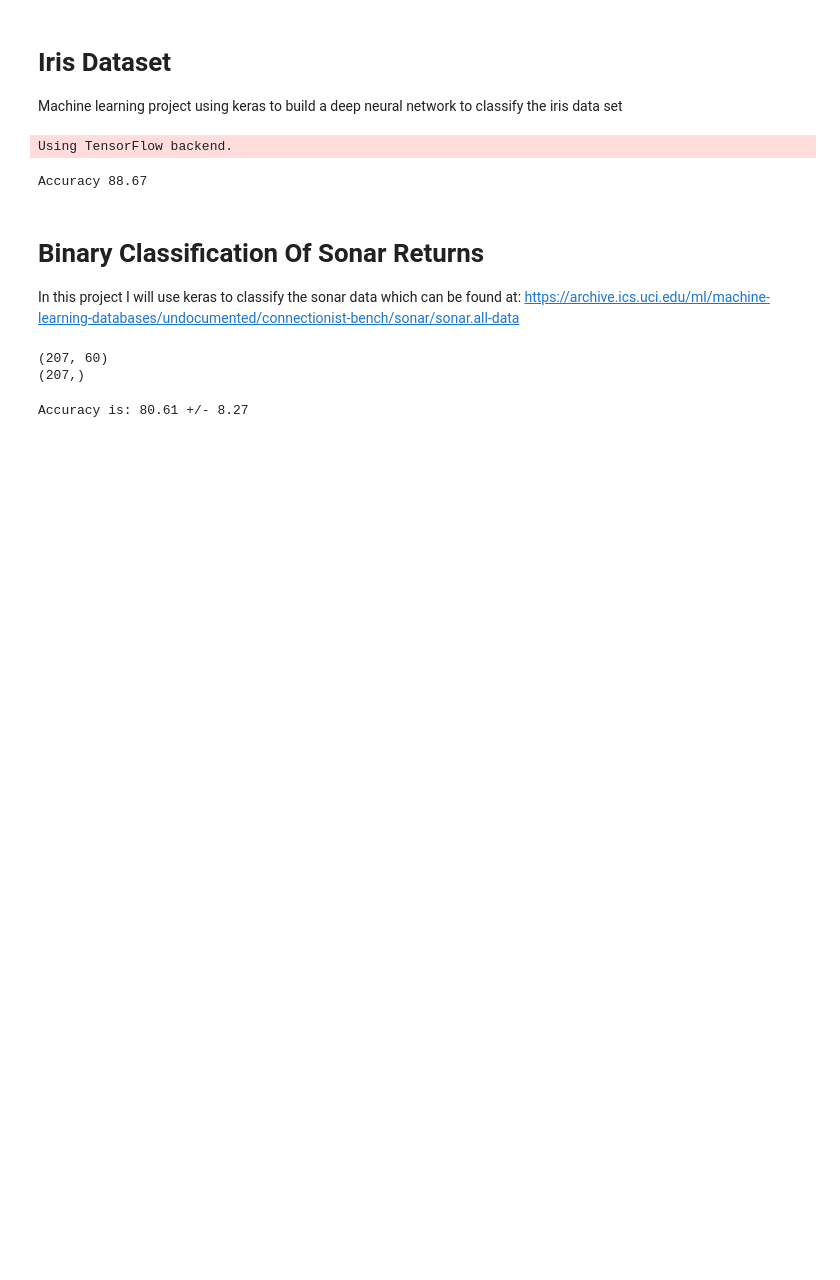
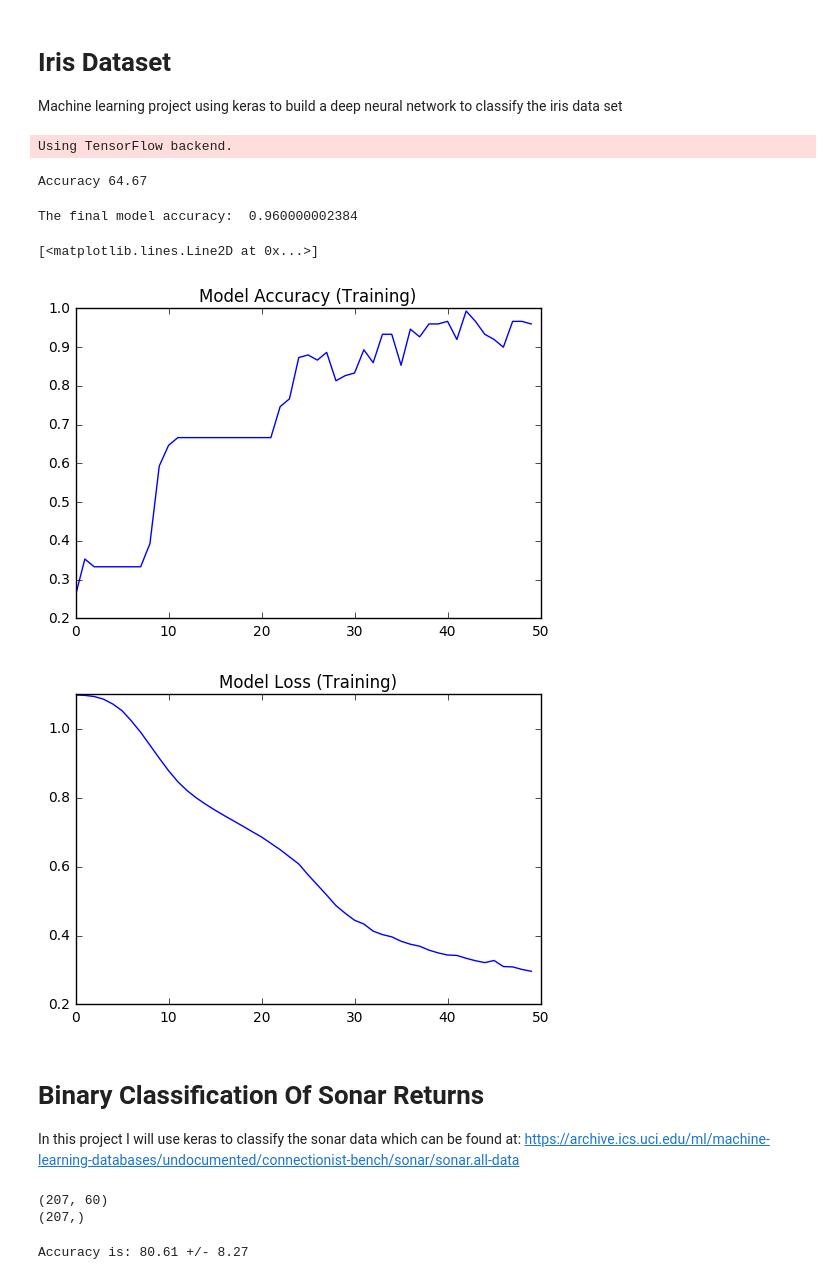
Before and after one commit to Lee-Sutton/Deep-Learning-Projects, a Jupyter notebook: Multilayer-perceptrons.ipynb, the cells around one changed output. Drawn from its saved outputs; the diff is of its cells as text; code cells hidden in the pictures; blank space fills up the shorter version.

Commit message:
Added visualization

```diff
--- a/Multilayer-perceptrons.ipynb
+++ b/Multilayer-perceptrons.ipynb
@@ -39,7 +39,7 @@ def baseline_model():
     model.compile(loss='categorical_crossentropy', optimizer='adam', metrics=['accuracy'])
     return model
 # %%
-estimator = KerasClassifier(build_fn=baseline_model, nb_epoch=200, batch_size=5, verbose=0)
+estimator = KerasClassifier(build_fn=baseline_model, nb_epoch=50, batch_size=5, verbose=0)
 # %%
 # K fold cross validation
 kfold = KFold(n_splits=10, shuffle=True, random_state=seed)
@@ -47,7 +47,27 @@ results = cross_val_score(estimator, X, Y, cv=kfold)
 # %%
 print 'Accuracy %.2f' %(results.mean()*100)
 # %% [output]
-Accuracy 88.67
+Accuracy 64.67
+# %%
+# Fit the model to the data
+model = estimator.fit(X, Y)
+# %%
+# Check the history of the model
+import matplotlib.pyplot as plt
+%matplotlib inline
+model.history.keys()
+plt.plot(model.history['acc'])
+plt.title('Model Accuracy (Training)')
+print 'The final model accuracy: ', model.history['acc'][-1]
+
+plt.figure()
+plt.title('Model Loss (Training)')
+plt.plot(model.history['loss'])
+# %% [output]
+The final model accuracy:  0.960000002384
+[<matplotlib.lines.Line2D at 0x...>]
+[figure, added]
+[figure, added]
 # %% [markdown]
 # Binary Classification Of Sonar Returns
 In this project I will use keras to classify the sonar data which can be found at:
```
Also changed, not shown: parts of 1 cell of this notebook.
